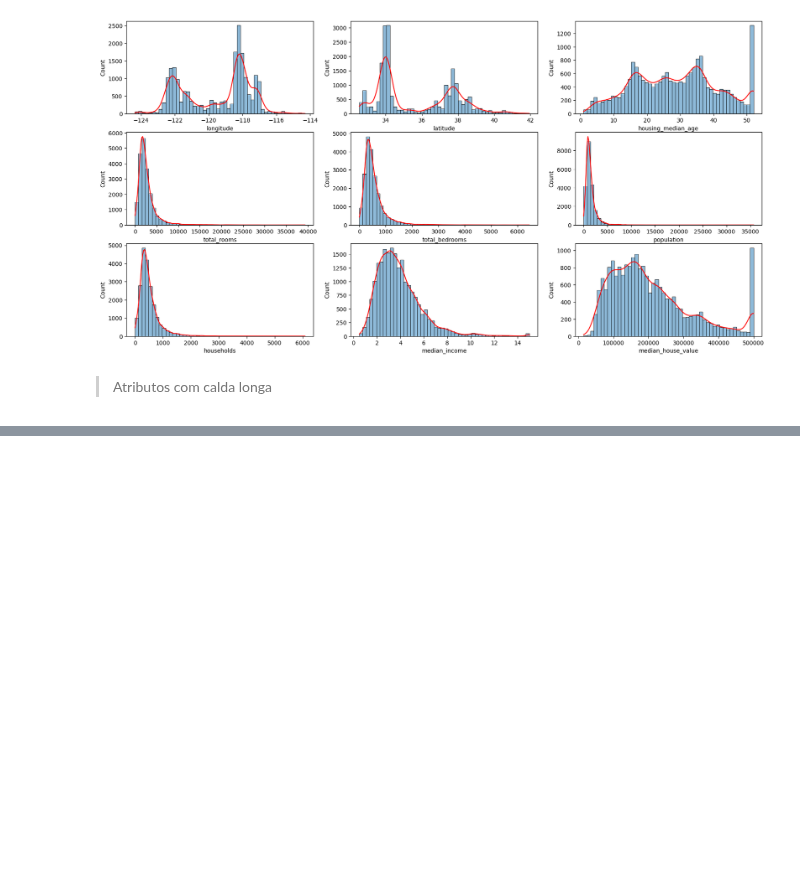
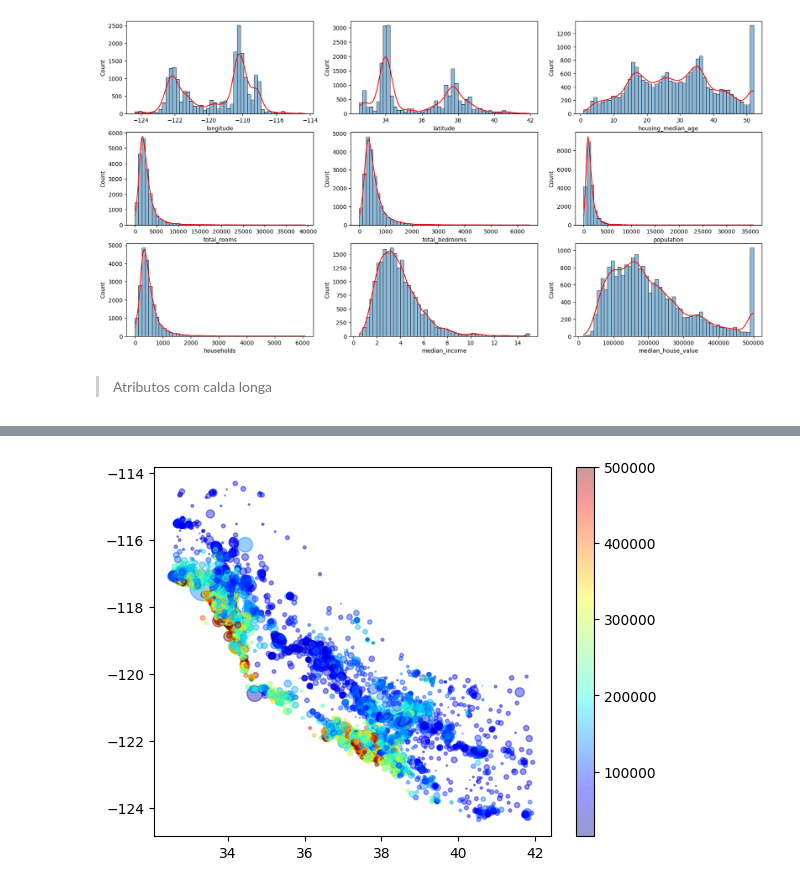
Before and after one commit to kaladabrio2020/livro-aprendizado-de-maquina-sklearn-keras-tf, a Jupyter notebook: Parte I : Os Conceitos Básicos de Aprendizado de Máquina/Capítulo 2 - Projeto Aprendizado de Máquina Ponta a Ponta/Regressão.ipynb, the cells around one changed output, grey strips where cells are left out. Drawn from its saved outputs; the diff is of its cells as text; code cells hidden in the pictures; blank space fills up the shorter version.

```diff
--- a/Parte I : Os Conceitos Básicos de Aprendizado de Máquina/Capítulo 2 - Projeto Aprendizado de Máquina Ponta a Ponta/Regressão.ipynb
+++ b/Parte I : Os Conceitos Básicos de Aprendizado de Máquina/Capítulo 2 - Projeto Aprendizado de Máquina Ponta a Ponta/Regressão.ipynb
@@ -133,0 +163,6 @@ plt.show()
+# %%
+splitStratifed = StratifiedShuffleSplit(n_splits=1,test_size=0.2,random_state=42)
+
+for itrain , itest in splitStratifed.split(dataset,dataset['income_cat']):
+    trainf = dataset.iloc[itrain]
+    testf  = dataset.iloc[itest]
@@ -133,0 +179,8 @@ plt.show()
+# %%
+housing = trainf.copy()
+# %%
+fig = plt.scatter(x =housing['latitude'] , y=housing['longitude'],alpha=0.4,s=housing['population']/100,c=housing['median_house_value'],cmap='jet')
+plt.colorbar(fig)
+plt.show()
+# %% [output]
+[figure, added]
```
Also changed, not shown: parts of 41 cells of this notebook, 3 other files.
